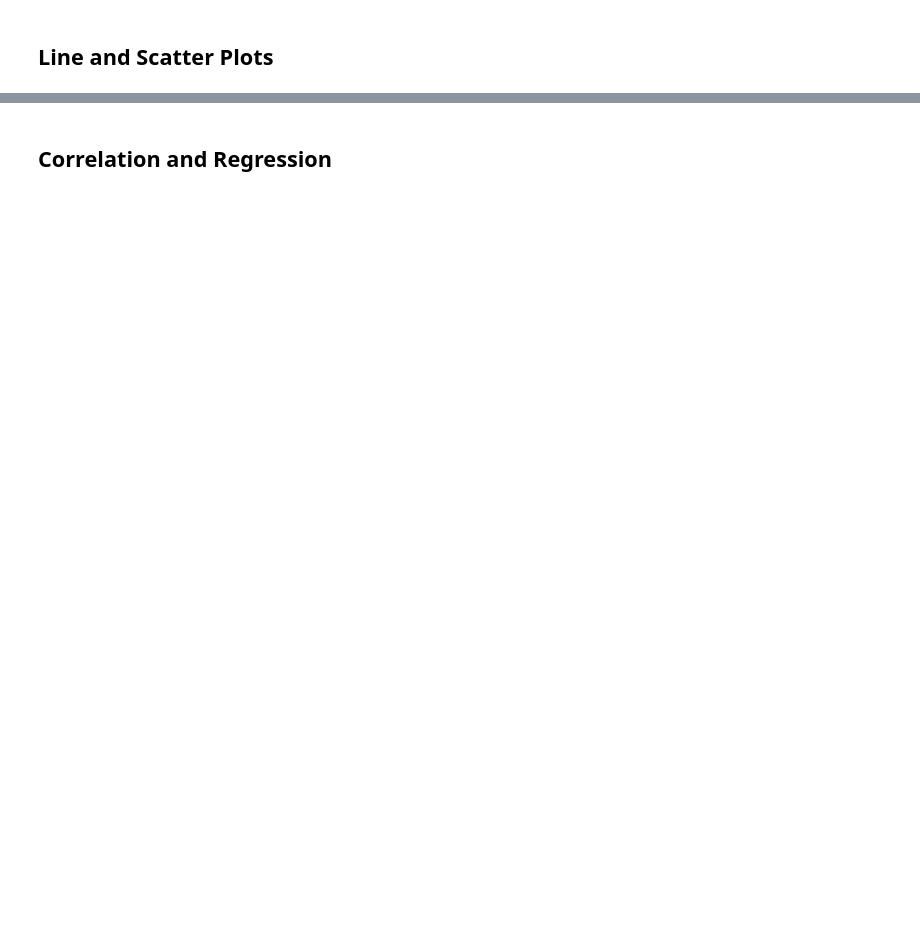
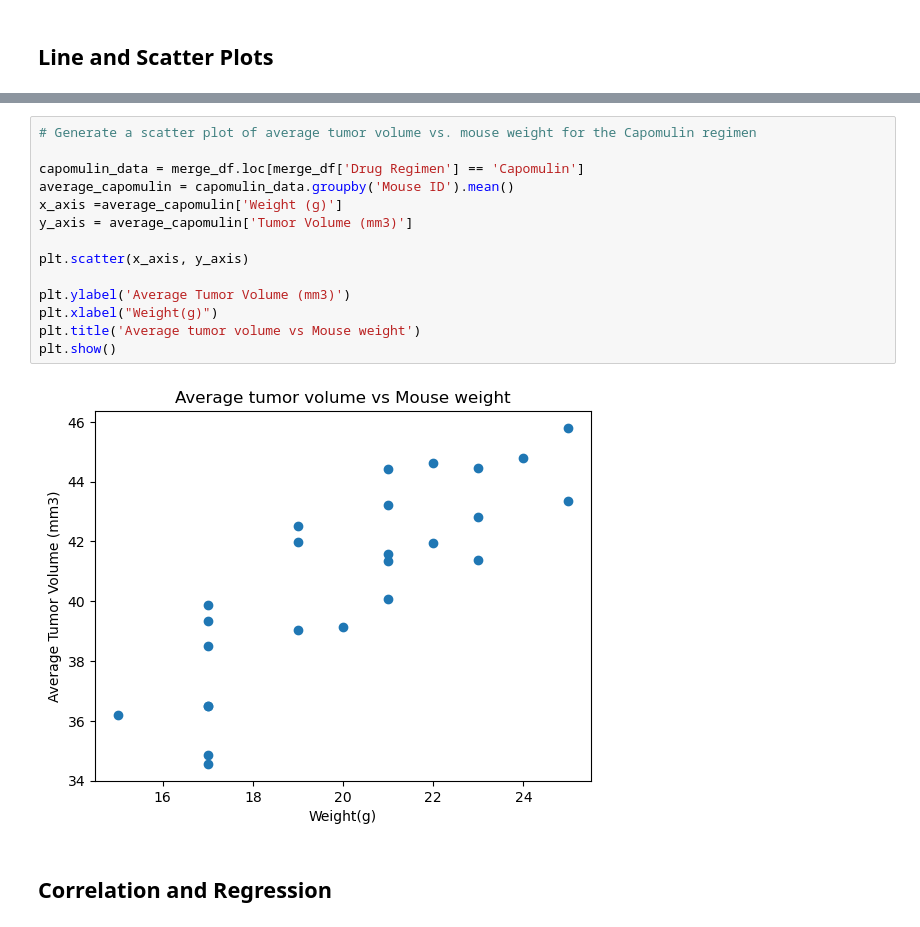
Before and after one commit to sunderiyab/pymaceuticals-challenge, a Jupyter notebook: module_5_starter_code/Pymaceuticals/pymaceuticals_starter.ipynb, the cells around one changed output, grey strips where cells are left out. Drawn from its saved outputs; the diff is of its cells as text; blank space fills up the shorter version.

```diff
--- a/module_5_starter_code/Pymaceuticals/pymaceuticals_starter.ipynb
+++ b/module_5_starter_code/Pymaceuticals/pymaceuticals_starter.ipynb
@@ -263,2 +327,18 @@ Ceftamin's potential outliers: Series([], Name: Tumor Volume (mm3), dtype: float
+# %%
+# Generate a scatter plot of average tumor volume vs. mouse weight for the Capomulin regimen
+
+capomulin_data = merge_df.loc[merge_df['Drug Regimen'] == 'Capomulin']
+average_capomulin = capomulin_data.groupby('Mouse ID').mean()
+x_axis =average_capomulin['Weight (g)']
+y_axis = average_capomulin['Tumor Volume (mm3)']
+
+plt.scatter(x_axis, y_axis)
+
+plt.ylabel('Average Tumor Volume (mm3)')
+plt.xlabel("Weight(g)")
+plt.title('Average tumor volume vs Mouse weight')
+plt.show()
+# %% [output]
+[figure, added]
 # %% [markdown]
 ## Correlation and Regression
```
Also changed, not shown: parts of 15 cells of this notebook.
